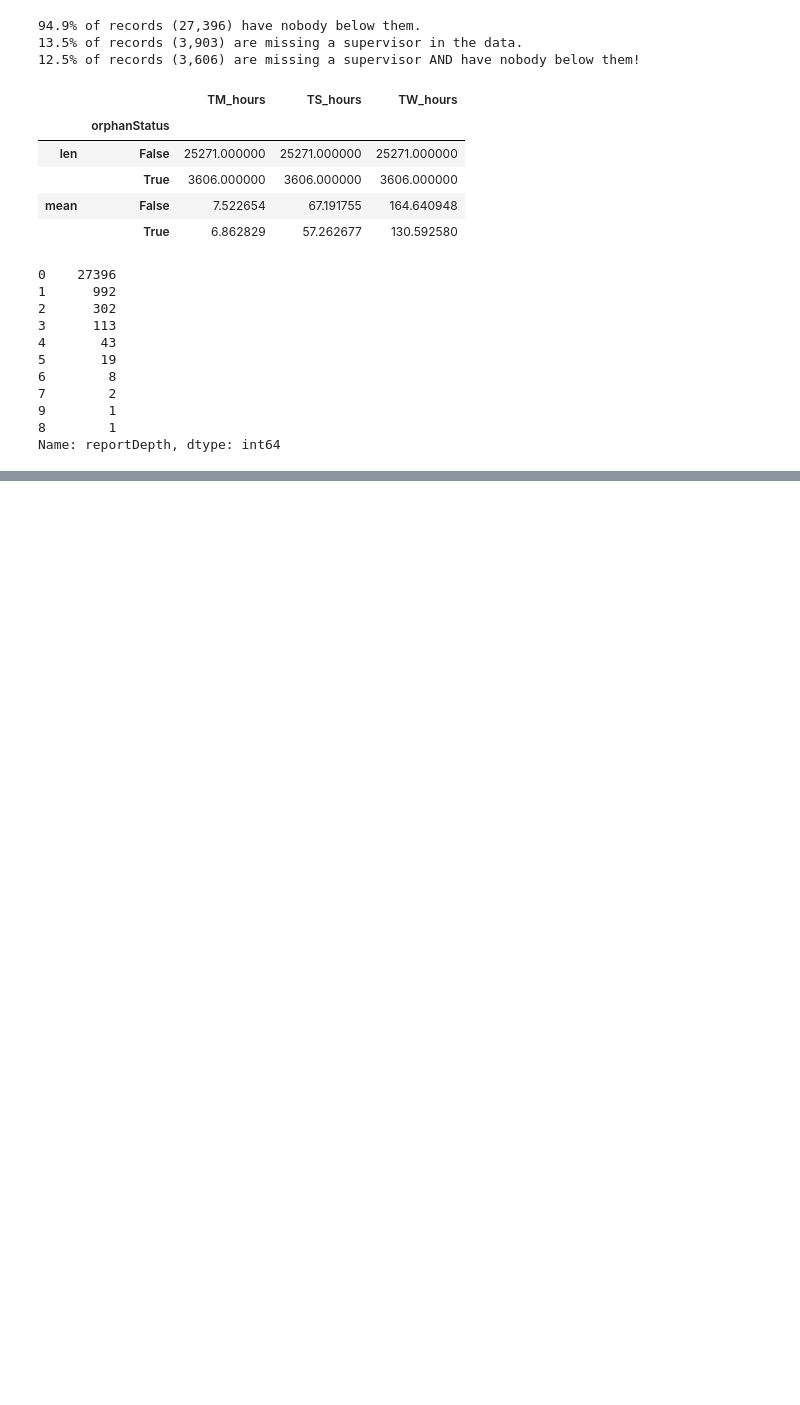
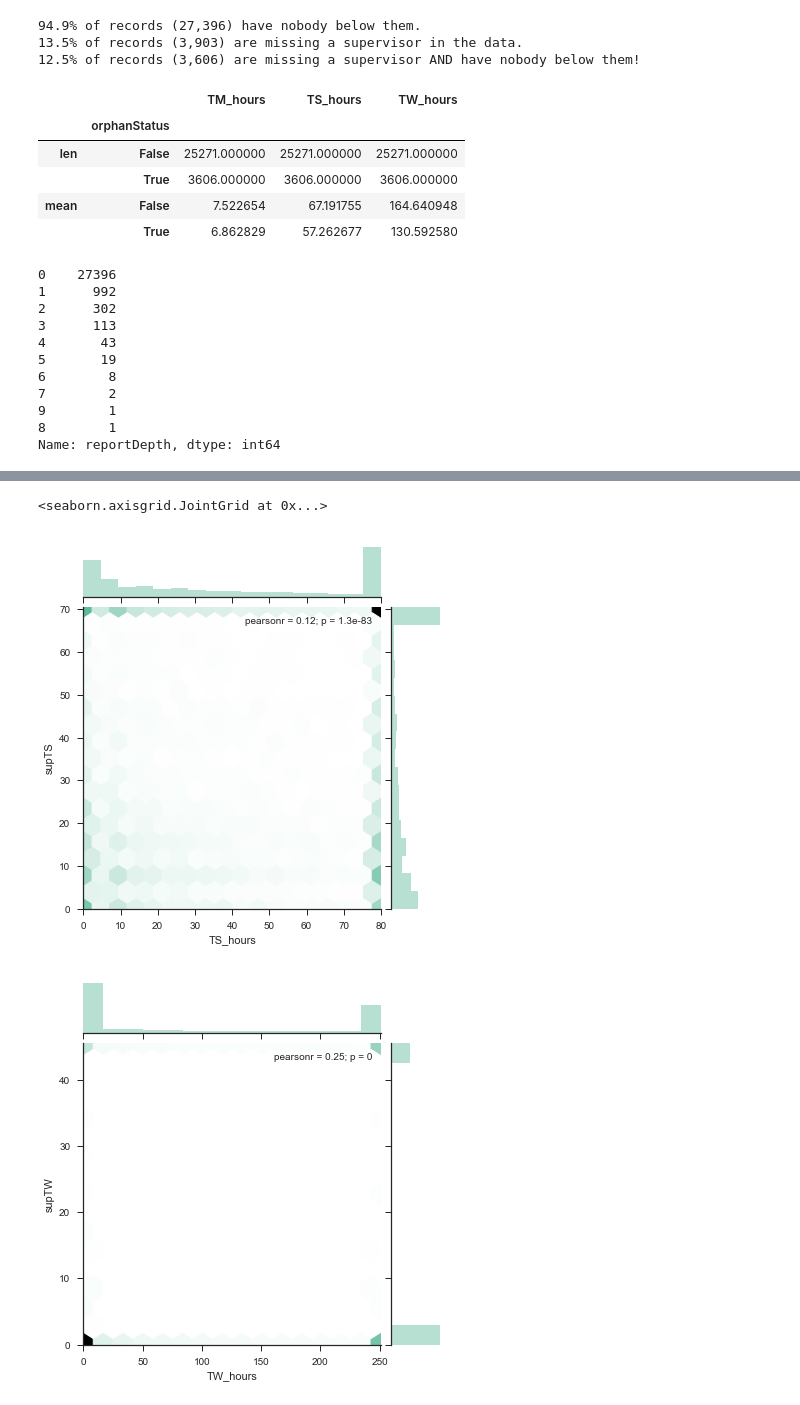
Before and after one commit to docrostov/TeleworkAnalysis, a Jupyter notebook: Telework Analysis v2.ipynb, the cells around one changed output, grey strips where cells are left out. Cells and saved outputs as stored; diff of their text form; code cells hidden in the pictures; blank space fills up the shorter version.

Commit message:
adding hexbin plot

```diff
--- a/Telework Analysis v2.ipynb
+++ b/Telework Analysis v2.ipynb
@@ -10,7 +10,7 @@ import warnings
 warnings.filterwarnings('ignore')
 # %%
 # Read in Tonia's data sheet
-dataSheet = pd.read_excel('FINAL DATA SHEET FOR ANALYSIS.xlsx')
+dataSheet = pd.read_excel('/Users/amcguire/Documents/FINAL DATA SHEET FOR ANALYSIS.xlsx')
 
 # Add -1 as supervisor for all individuals with no supervisors
 dataSheet['SUPERVISOR FORMULA'] = dataSheet['SUPERVISOR FORMULA'].fillna(-1)
@@ -287,0 +288,19 @@ dataSheet.to_csv('fileForTonia.csv')
+# %%
+# OK, one last thing. Here's a series of hex plots tracking employee hours
+#   to supervisor hours. In order to make the plots informative, I capped at
+#   the 75th percentile for TS/TW/TM respectively.
+
+hexData = dataSheet.loc[dataSheet['orphanStatus']==False,:]
+for col in ['TS_hours','TW_hours','TM_hours','supTS','supTW','supTM']:
+    cap = hexData[col].quantile(0.75)
+    hexData[col] = hexData[col].clip(0,cap)
+
+
+sns.set(style="ticks")
+sns.jointplot(hexData['TS_hours'], hexData['supTS'], kind="hex", color="#4CB391")
+sns.jointplot(hexData['TW_hours'], hexData['supTW'], kind="hex", color="#4CB391")
+sns.jointplot(hexData['TM_hours'], hexData['supTM'], kind="hex", color="#4CB391")
+# %% [output]
+<seaborn.axisgrid.JointGrid at 0x...>
+[figure, added]
+[figure, added]
```
Also changed, not shown: parts of 2 cells of this notebook.
